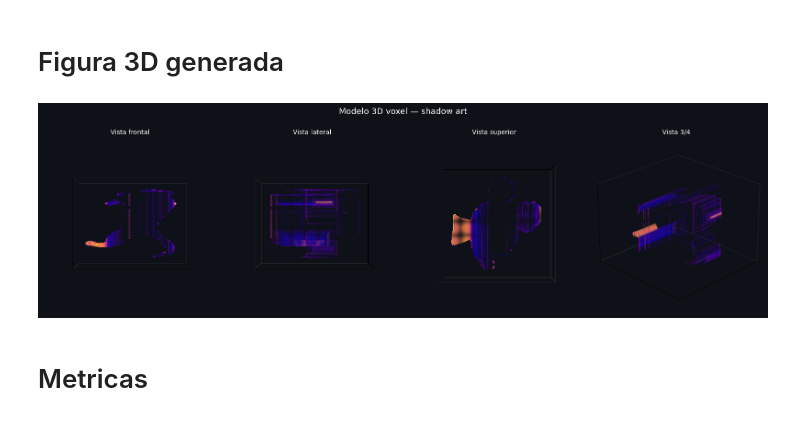
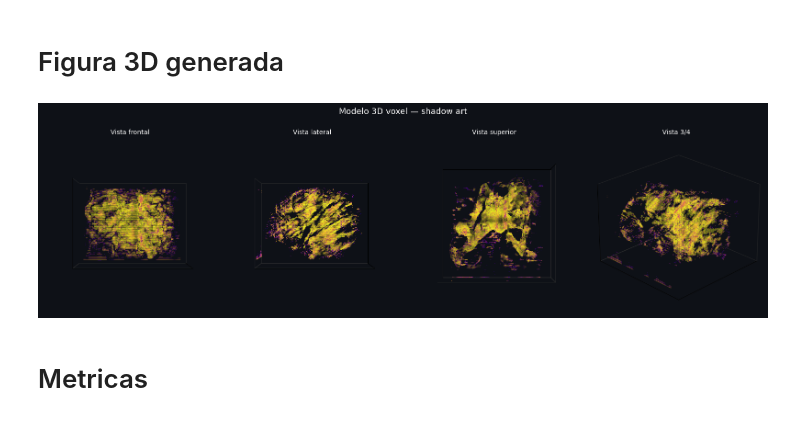
Before and after one commit to kolk3y/Proyecto-grafica, a Jupyter notebook: voxel/Voxel_method.ipynb, the cells around one changed output. Drawn from its saved outputs; the diff is of its cells as text; code cells hidden in the pictures.

Commit message:
update voxel method

```diff
--- a/voxel/Voxel_method.ipynb
+++ b/voxel/Voxel_method.ipynb
@@ -412,37 +425,37 @@ Iteration 0010: loss = 5.50e+00
 # %% [markdown]
 # Figura 3D generada
 # %%
-v = np.load("/voxel_results/output1/sample_0_final_voxels.npy")[0]  # (128,128,128)
+v = np.load(f"/voxel_results/{output}/sample_0_final_voxels.npy")[0]  # (128,128,128)
 thresh = 0.3
 xs, ys, zs = np.where(v > thresh)
 c_norm = (v[xs, ys, zs] - v[xs, ys, zs].min()) / (v[xs, ys, zs].max() - v[xs, ys, zs].min())
 
 fig = plt.figure(figsize=(16, 5))
 fig.patch.set_facecolor('#0e1117')
 
 for i, (title, elev, azim) in enumerate([
     ('Vista frontal',   0,  0),
     ('Vista lateral',   0, 90),
     ('Vista superior', 90,  0),
     ('Vista 3/4',      25, 45),
 ]):
     ax = fig.add_subplot(1, 4, i+1, projection='3d')
     ax.set_facecolor('#0e1117')
     ax.scatter(xs, ys, zs, c=c_norm, cmap='plasma', s=0.8, alpha=0.55, linewidths=0)
     ax.view_init(elev=elev, azim=azim)
     ax.set_xlim(0,128); ax.set_ylim(0,128); ax.set_zlim(0,128)
     ax.set_xticks([]); ax.set_yticks([]); ax.set_zticks([])
     ax.grid(False)
     for pane in [ax.xaxis.pane, ax.yaxis.pane, ax.zaxis.pane]:
         pane.fill = False
         pane.set_edgecolor('#333333')
     ax.set_title(title, color='white', fontsize=10)
 
 fig.suptitle('Modelo 3D voxel — shadow art', color='white', fontsize=13)
 plt.tight_layout()
 plt.show()
 # %% [output]
-[figure, old version]
+[figure, new version]
 # %% [markdown]
 # Metricas
 # %%
```
Also changed, not shown: parts of 6 cells of this notebook.
